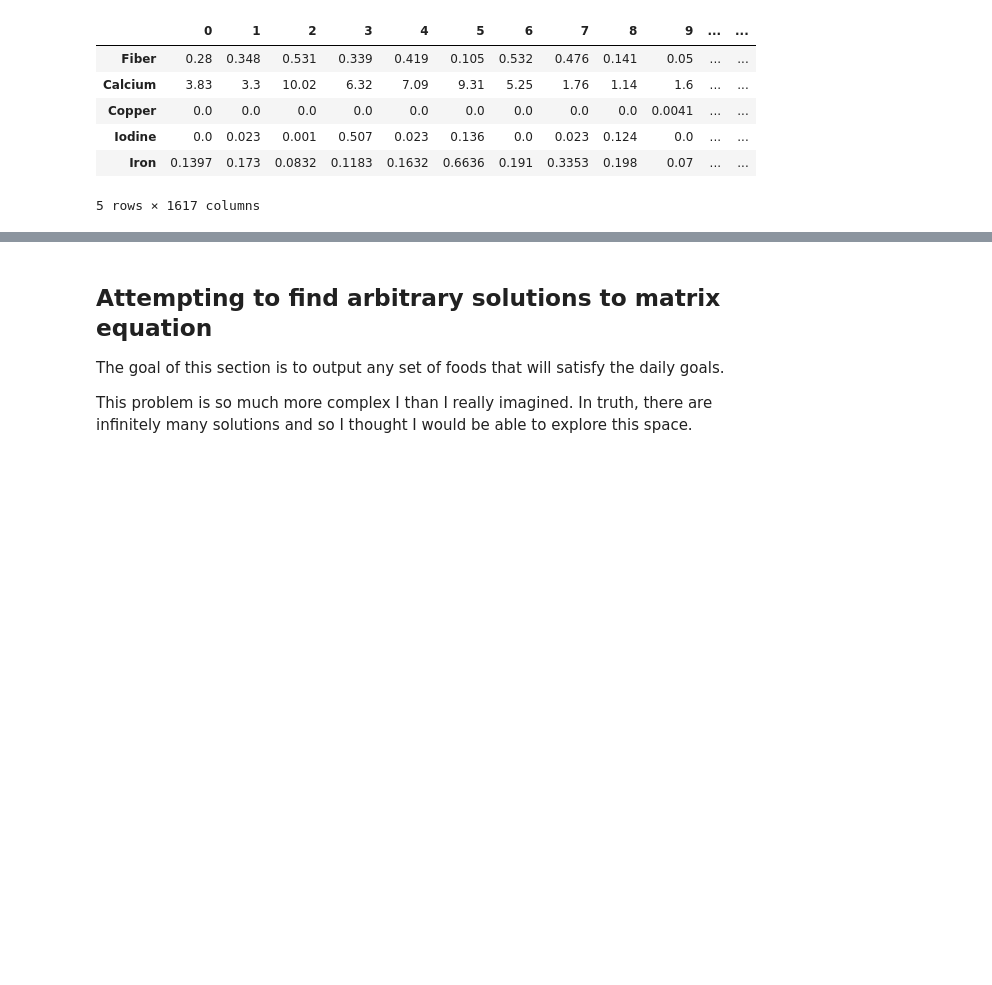
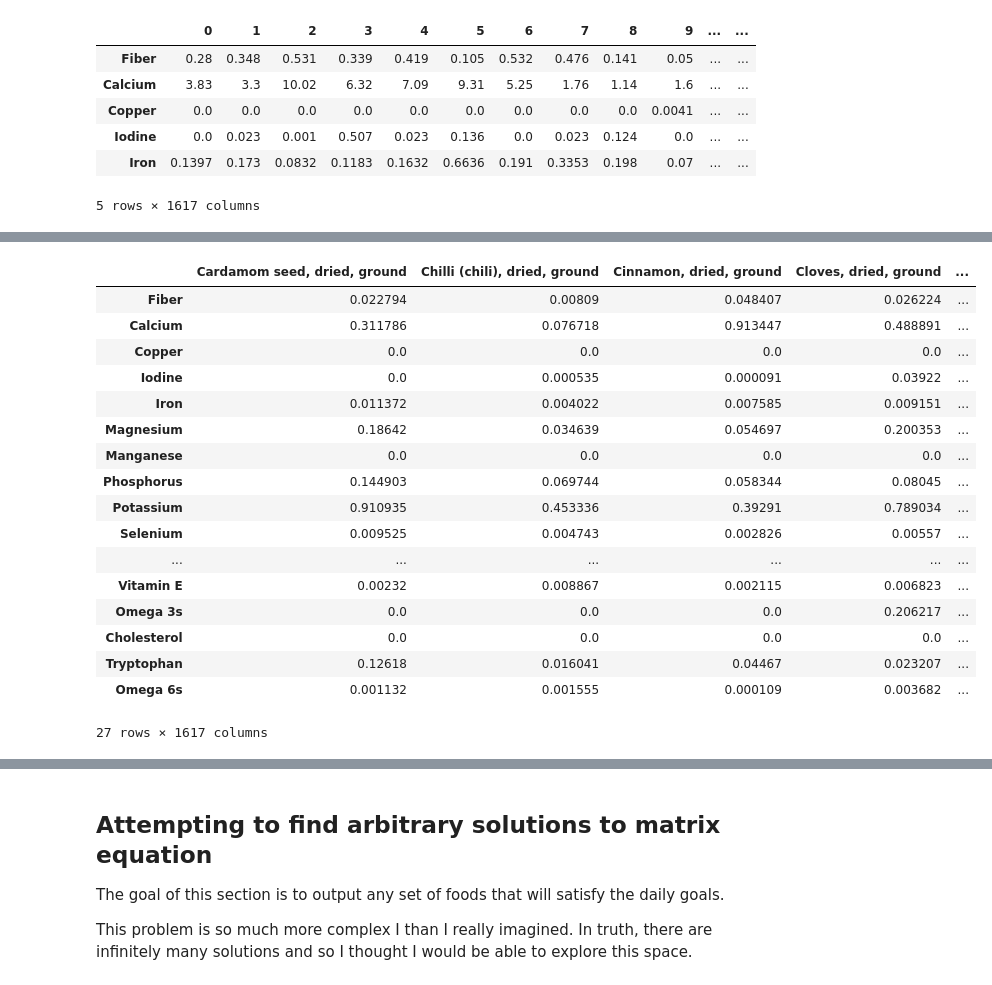
Before and after one commit to nathanteverett/portfolio, a Jupyter notebook: nutrition_calculator/nutrition_calculator_australia.ipynb, the cells around one changed output, grey strips where cells are left out. Drawn from its saved outputs; the diff is of its cells as text; code cells hidden in the pictures; blank space fills up the shorter version.

Commit message:
Micro nutrient analysis

```diff
--- a/nutrition_calculator/nutrition_calculator_australia.ipynb
+++ b/nutrition_calculator/nutrition_calculator_australia.ipynb
@@ -499,0 +513,30 @@ micro_matrix_combo.head()
+# %%
+# Nutrient density calculation #
+"""Making every food a unit vector then doing a dot product with the nutrient column."""
+micro_matrix_combo = micro_matrix_combo.rename(columns=food_name)
+micro_matrix_unit = micro_matrix_combo.copy()#np.linalg.norm(micro_matrix_combo.iloc[:,:-1], axis=0)
+for col in micro_matrix_unit:
+    column = micro_matrix_unit[col]
+    micro_matrix_norm[col] = column/np.sqrt(np.dot(column,column))
+
+# micro_matrix_unit= np.divide(micro_matrix_combo.iloc[:,:-1], micro_matrix_norm)
+micro_matrix_norm
+# %% [output]
+|  | Cardamom seed, dried, ground | Chilli (chili), dried, ground | Cinnamon, dried, ground | Cloves, dried, ground | ... |
+| Fiber | 0.022794 | 0.00809 | 0.048407 | 0.026224 | ... |
+| Calcium | 0.311786 | 0.076718 | 0.913447 | 0.488891 | ... |
+| Copper | 0.0 | 0.0 | 0.0 | 0.0 | ... |
+| Iodine | 0.0 | 0.000535 | 0.000091 | 0.03922 | ... |
+| Iron | 0.011372 | 0.004022 | 0.007585 | 0.009151 | ... |
+| Magnesium | 0.18642 | 0.034639 | 0.054697 | 0.200353 | ... |
+| Manganese | 0.0 | 0.0 | 0.0 | 0.0 | ... |
+| Phosphorus | 0.144903 | 0.069744 | 0.058344 | 0.08045 | ... |
+| Potassium | 0.910935 | 0.453336 | 0.39291 | 0.789034 | ... |
+| Selenium | 0.009525 | 0.004743 | 0.002826 | 0.00557 | ... |
+| ... | ... | ... | ... | ... | ... |
+| Vitamin E | 0.00232 | 0.008867 | 0.002115 | 0.006823 | ... |
+| Omega 3s | 0.0 | 0.0 | 0.0 | 0.206217 | ... |
+| Cholesterol | 0.0 | 0.0 | 0.0 | 0.0 | ... |
+| Tryptophan | 0.12618 | 0.016041 | 0.04467 | 0.023207 | ... |
+| Omega 6s | 0.001132 | 0.001555 | 0.000109 | 0.003682 | ... |
+27 rows × 1617 columns
```
Also changed, not shown: parts of 6 cells of this notebook.
